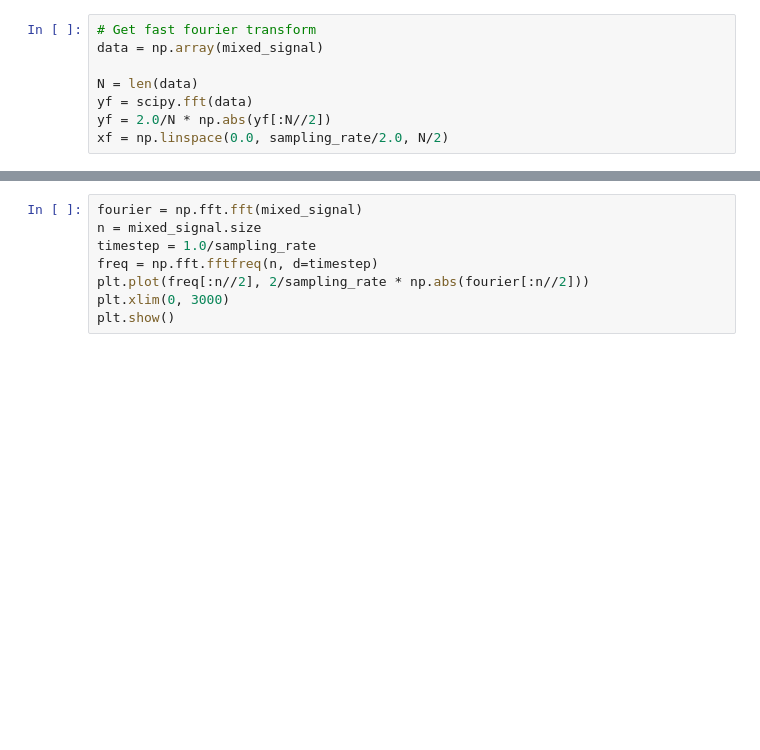
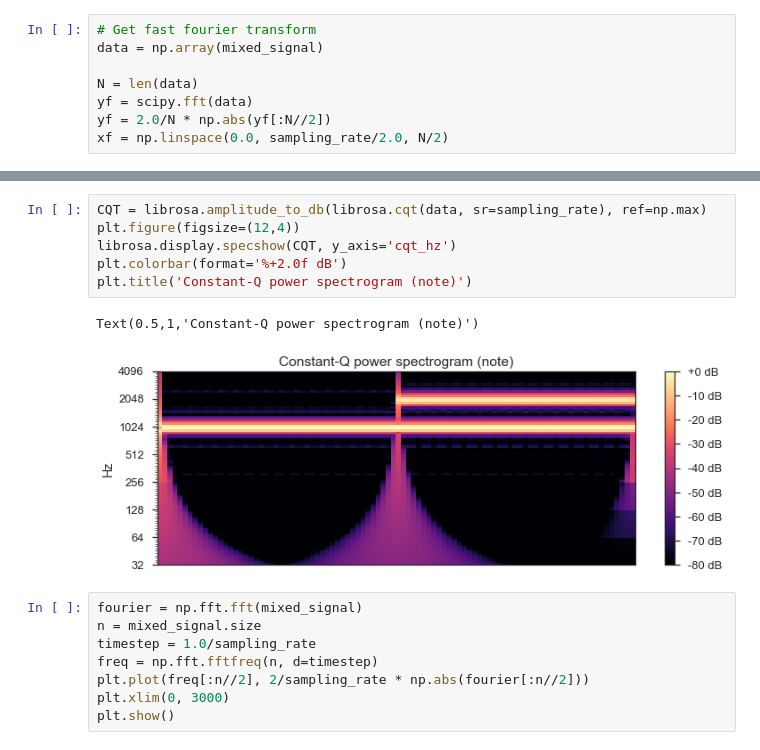
Before and after one commit to MariusDgr/AudioMining, a Jupyter notebook: notebooks/exploratory/Simple_Mix.ipynb, the cells around one changed output, grey strips where cells are left out. Cells and saved outputs as stored; diff of their text form; blank space fills up the shorter version.

```diff
--- a/notebooks/exploratory/Simple_Mix.ipynb
+++ b/notebooks/exploratory/Simple_Mix.ipynb
@@ -124,3 +142,12 @@ plt.tight_layout()
+# %%
+CQT = librosa.amplitude_to_db(librosa.cqt(data, sr=sampling_rate), ref=np.max)
+plt.figure(figsize=(12,4))
+librosa.display.specshow(CQT, y_axis='cqt_hz')
+plt.colorbar(format='%+2.0f dB')
+plt.title('Constant-Q power spectrogram (note)')
+# %% [output]
+Text(0.5,1,'Constant-Q power spectrogram (note)')
+[figure, added]
 # %%
 fourier = np.fft.fft(mixed_signal)
 n = mixed_signal.size
```
Also changed, not shown: parts of 6 cells of this notebook.
